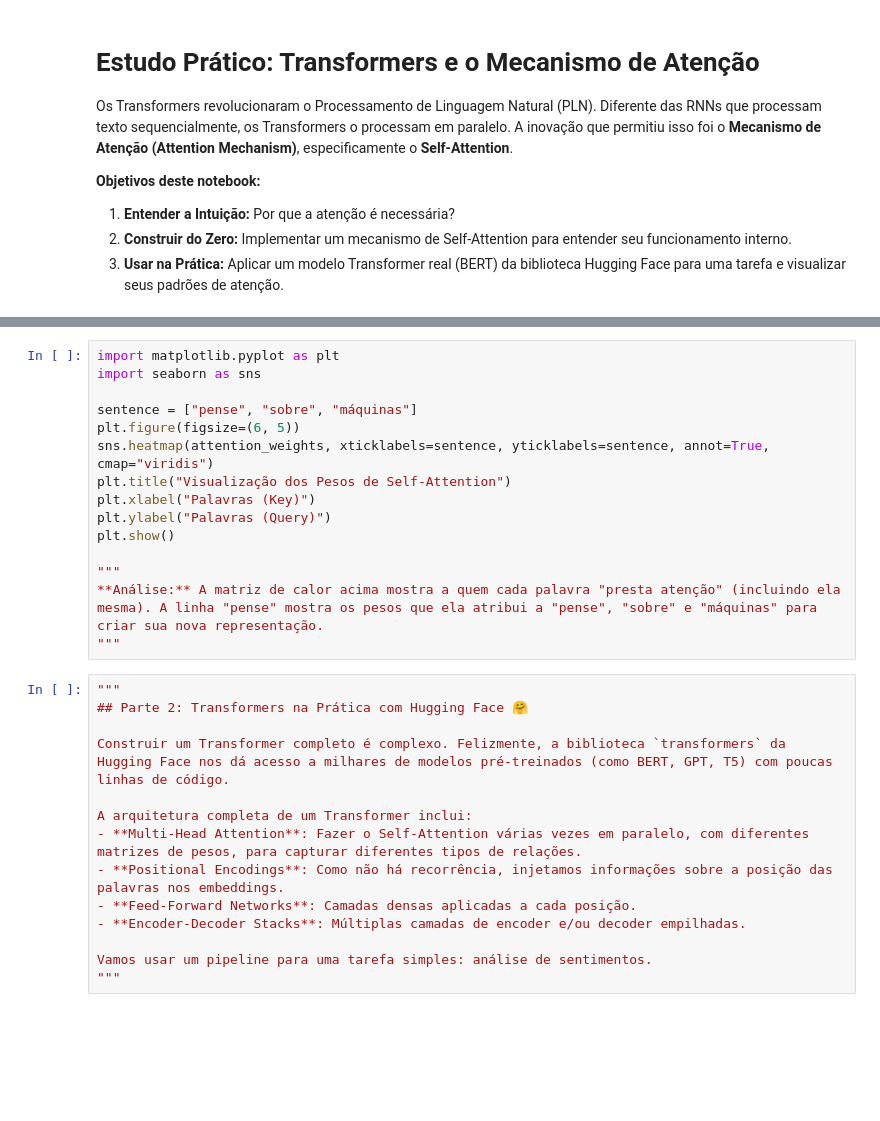
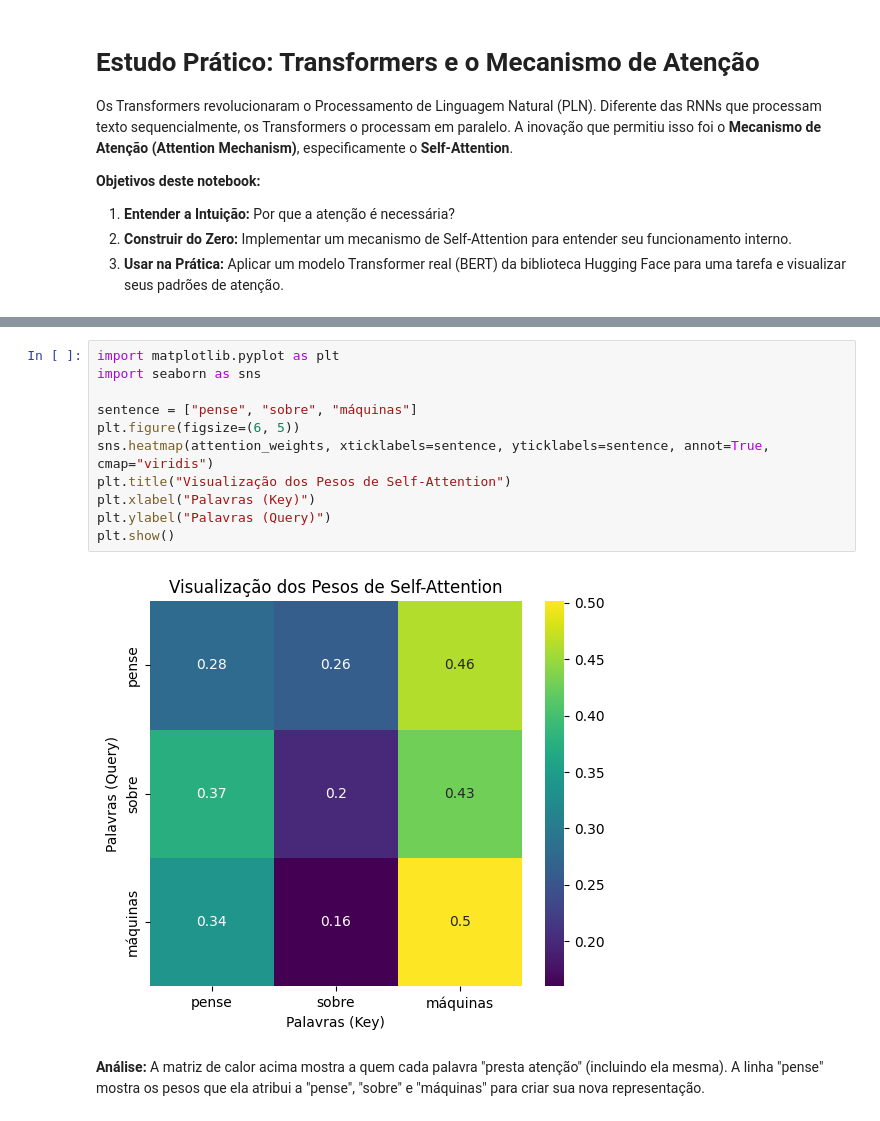
Before and after one commit to isaacdono/ml-studies, a Jupyter notebook: deep learning/transformers.ipynb, the cells around one changed output, grey strips where cells are left out. Cells and saved outputs as stored; diff of their text form; blank space fills up the shorter version.

```diff
--- a/deep learning/transformers.ipynb
+++ b/deep learning/transformers.ipynb
@@ -76,29 +92,15 @@ print("\n--- Saída Final (Representação Contextualizada) ---\n", output)
 # %%
 import matplotlib.pyplot as plt
 import seaborn as sns
 
 sentence = ["pense", "sobre", "máquinas"]
 plt.figure(figsize=(6, 5))
 sns.heatmap(attention_weights, xticklabels=sentence, yticklabels=sentence, annot=True, cmap="viridis")
 plt.title("Visualização dos Pesos de Self-Attention")
 plt.xlabel("Palavras (Key)")
 plt.ylabel("Palavras (Query)")
 plt.show()
-
-"""
-**Análise:** A matriz de calor acima mostra a quem cada palavra "presta atenção" (incluindo ela mesma). A linha "pense" mostra os pesos que ela atribui a "pense", "sobre" e "máquinas" para criar sua nova representação.
-"""
+# %% [output]
+[figure, added]
-# %%
-"""
-## Parte 2: Transformers na Prática com Hugging Face 🤗
-
-Construir um Transformer completo é complexo. Felizmente, a biblioteca `transformers` da Hugging Face nos dá acesso a milhares de modelos pré-treinados (como BERT, GPT, T5) com poucas linhas de código.
-
-A arquitetura completa de um Transformer inclui:
-- **Multi-Head Attention**: Fazer o Self-Attention várias vezes em paralelo, com diferentes matrizes de pesos, para capturar diferentes tipos de relações.
-- **Positional Encodings**: Como não há recorrência, injetamos informações sobre a posição das palavras nos embeddings.
-- **Feed-Forward Networks**: Camadas densas aplicadas a cada posição.
-- **Encoder-Decoder Stacks**: Múltiplas camadas de encoder e/ou decoder empilhadas.
-
-Vamos usar um pipeline para uma tarefa simples: análise de sentimentos.
-"""
+# %% [markdown]
+**Análise:** A matriz de calor acima mostra a quem cada palavra "presta atenção" (incluindo ela mesma). A linha "pense" mostra os pesos que ela atribui a "pense", "sobre" e "máquinas" para criar sua nova representação.
```
Also changed, not shown: parts of 10 cells of this notebook.
